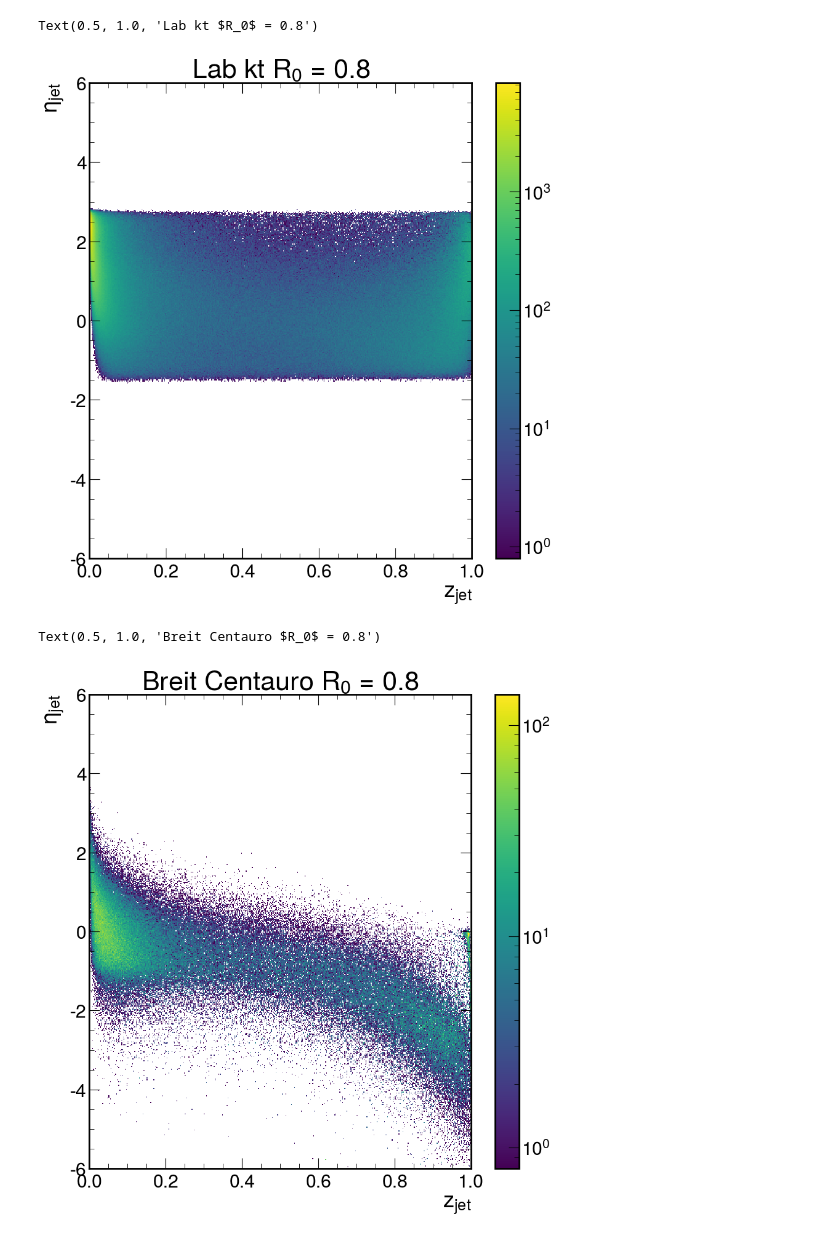
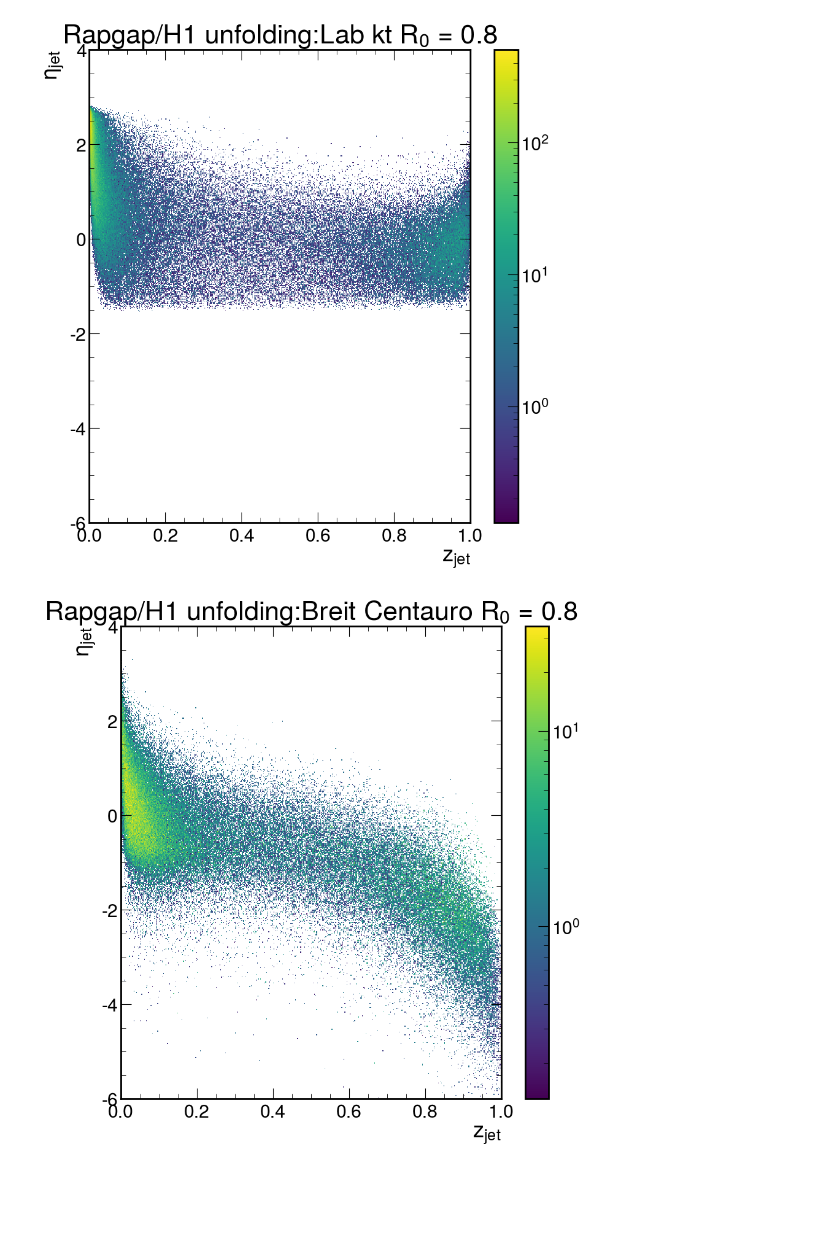
Before and after one commit to ViniciusMikuni/H1Unfold, a Jupyter notebook: scripts/jet_analysis.ipynb, the cells around one changed output. Cells and saved outputs as stored; diff of their text form; code cells hidden in the pictures; blank space fills up the shorter version.

```diff
--- a/scripts/jet_analysis.ipynb
+++ b/scripts/jet_analysis.ipynb
@@ -142,17 +112,11 @@ print(np.unique(filtered_kt["event_index"]))
 # %%
-num_delta_z = min(len(centauro_event_info), len(kt_event_info))
-filtered_kt["z_jet_max"] = []
-for index in range(num_delta_z):
-    event_mask = filtered_kt["event_index"]==index
-    event_z = filtered_kt["z_jet"][event_mask]
-    max_z = np.max(event_z)
-    filtered_kt["z_jet_max"].append(max_z)
-filtered_kt["z_jet_max"] = np.array(filtered_kt["z_jet_max"],dtype=np.float32)
+filtered_kt = get_z_jet(filtered_kt, breit=False)
+filtered_centauro = get_z_jet(filtered_centauro, breit=True)
 
-filtered_centauro["z_jet_max"] = []
-for index in range(num_delta_z):
-    event_mask = filtered_centauro["event_index"]==index
-    event_z = filtered_centauro["z_jet"][event_mask]
-    max_z = np.max(event_z)
-    filtered_centauro["z_jet_max"].append(max_z)
-filtered_centauro["z_jet_max"] = np.array(filtered_centauro["z_jet_max"],dtype=np.float32)
+# Making sure the two data have the same number of entries
+min_number_events = min(len(filtered_kt["z_jet"]), len(filtered_centauro["z_jet"]))
+filtered_kt["z_jet_max"] = ak.max(filtered_kt["z_jet"], axis=1)[:min_number_events]
+filtered_centauro["z_jet_max"] = ak.max(filtered_centauro["z_jet"], axis=1)[:min_number_events]
+# Removing events where either kt or Centauro had no jets
+empty_jet_mask = (~ak.is_none(filtered_centauro["z_jet_max"])) & (~ak.is_none(filtered_kt["z_jet_max"]))
+delta_z = np.subtract(filtered_kt["z_jet_max"][empty_jet_mask], filtered_centauro["z_jet_max"][empty_jet_mask])
@@ -187 +149,8 @@ plt.legend()
+# %%
+# Gen level cuts. These are the same as the fiducial cuts from Vinny's dataloader
+kt_gen_cuts = (filtered_kt["y"]>.2) & (filtered_kt["y"]<.7) & (filtered_kt["Q2"]>150)
+centauro_gen_cuts = (filtered_centauro["y"]>.2) & (filtered_centauro["y"]<.7) & (filtered_centauro["Q2"]>150)
+
+kt_weights = filtered_kt["weight"][kt_gen_cuts]*filtered_kt["unfolded_weights"][kt_gen_cuts]
+centauro_weights = filtered_centauro["weight"][centauro_gen_cuts]*filtered_centauro["unfolded_weights"][centauro_gen_cuts]
 # %%
@@ -270,18 +340,32 @@ plt.legend()
 # %%
-plt.hist2d(np.asarray(filtered_kt["z_jet"]), np.asarray(filtered_kt["jet_eta"]), weights = np.asarray(filtered_kt["weights"]), bins=(500,500), range=[(0, 1.0), (-6,6)], norm = colors.LogNorm())
+plt.hist2d(
+    np.asarray(masked_kt_jet_z[z_kt_mask]),
+    np.asarray(masked_kt_jet_eta[eta_kt_mask]),
+    weights = np.asarray(eta_kt_weights[eta_kt_mask]),
+    bins=(500,500),
+    range=[(0, 1.0), (-6,4)],
+    norm = colors.LogNorm()
+)
 plt.xlabel("$z_{jet}$")
 plt.ylabel("$\eta_{jet}$")
 plt.colorbar()
-plt.title("Lab kt $R_0$ = 0.8")
+plt.title(plot_title+f":Lab kt $R_0$ = {R}")
+plt.savefig(f"../plots/Rapgap_{data_name}_unfolding_R{R}_Labkt_etazjet.pdf")
 # %% [output]
-Text(0.5, 1.0, 'Lab kt $R_0$ = 0.8')
-[figure, old version]
+[figure, new version]
 # %%
-plt.hist2d(np.asarray(filtered_centauro["z_jet"]), np.asarray(filtered_centauro["jet_eta"]), weights = np.asarray(filtered_centauro["weights"]), bins=(500,500), range=[(0, 1.0), (-6,6)], norm = colors.LogNorm())
+plt.hist2d(
+    np.asarray(masked_centauro_jet_z[z_centauro_mask]),
+    np.asarray(masked_centauro_jet_eta[eta_centauro_mask]),
+    weights = np.asarray(eta_centauro_weights[eta_centauro_mask]),
+    bins=(500,500),
+    range=[(0, 1.0), (-6,4)],
+    norm = colors.LogNorm()
+)
 plt.xlabel("$z_{jet}$")
 plt.ylabel("$\eta_{jet}$")
 plt.colorbar()
-plt.title("Breit Centauro $R_0$ = 0.8")
+plt.title(plot_title+f":Breit Centauro $R_0$ = {R}")
+plt.savefig(f"../plots/Rapgap_{data_name}_unfolding_R{R}_BreitCentauro_etazjet.pdf")
 # %% [output]
-Text(0.5, 1.0, 'Breit Centauro $R_0$ = 0.8')
-[figure, old version]
+[figure, new version]
```
Also changed, not shown: parts of 23 cells of this notebook.
